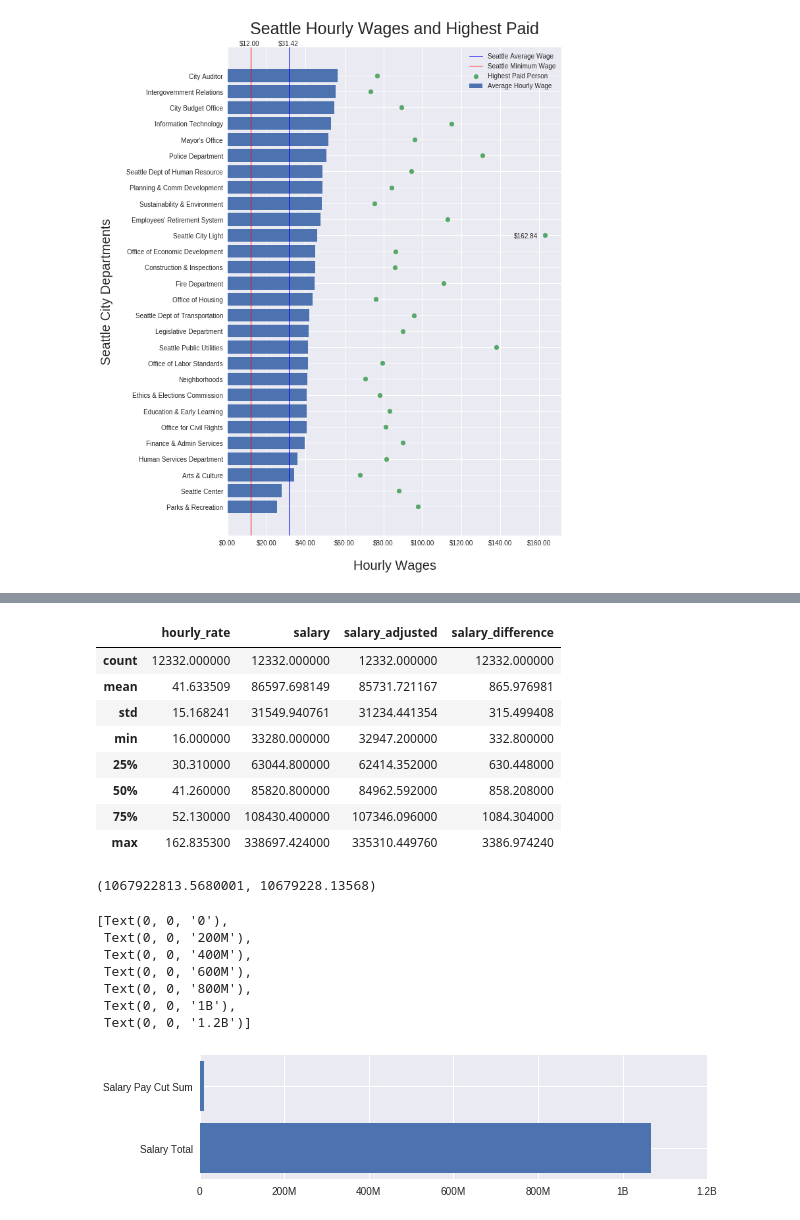
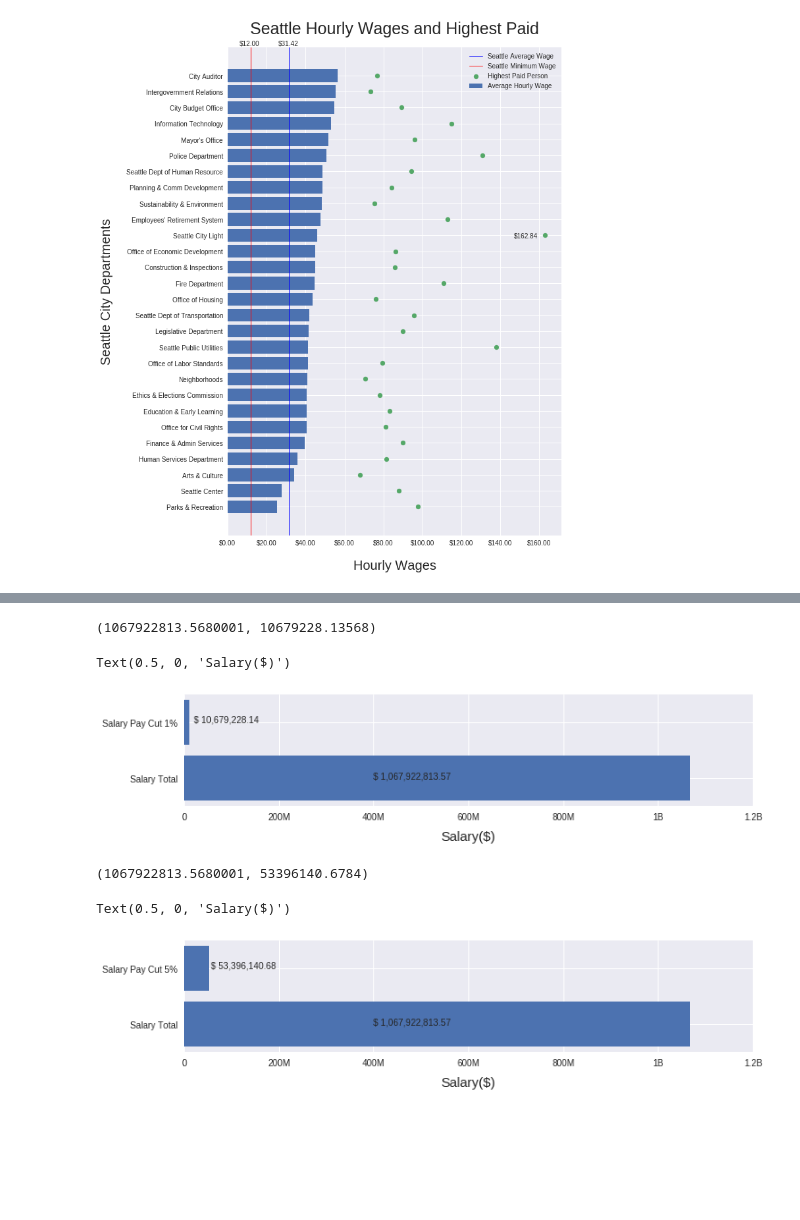
Before and after one commit to ChanceDurr/MyUberEats, a Jupyter notebook: seattlehourlywage.ipynb, the cells around one changed output, grey strips where cells are left out. Drawn from its saved outputs; the diff is of its cells as text; code cells hidden in the pictures; blank space fills up the shorter version.

```diff
--- a/seattlehourlywage.ipynb
+++ b/seattlehourlywage.ipynb
@@ -185,36 +176,54 @@ Name: department, dtype: int64
-# %%
-df.describe()
-# %% [output]
-|  | hourly_rate | salary | salary_adjusted | salary_difference |
-| count | 12332.000000 | 12332.000000 | 12332.000000 | 12332.000000 |
-| mean | 41.633509 | 86597.698149 | 85731.721167 | 865.976981 |
-| std | 15.168241 | 31549.940761 | 31234.441354 | 315.499408 |
-| min | 16.000000 | 33280.000000 | 32947.200000 | 332.800000 |
-| 25% | 30.310000 | 63044.800000 | 62414.352000 | 630.448000 |
-| 50% | 41.260000 | 85820.800000 | 84962.592000 | 858.208000 |
-| 75% | 52.130000 | 108430.400000 | 107346.096000 | 1084.304000 |
-| max | 162.835300 | 338697.424000 | 335310.449760 | 3386.974240 |
+# %%
+# Create salary and salary diff sum variables for plotting
+sal_sum = df['salary'].sum()
+sal_dif_sum = df['salary_difference'].sum()
+sal_sum, sal_dif_sum
+# %% [output]
+(1067922813.5680001, 10679228.13568)
+# %%
+plt.style.use('seaborn')
+fig = plt.figure(figsize=(25, 5))
+ax = fig.add_subplot(221)
+
+# Add bar plot
+ax.barh(['Salary Total', 'Salary Pay Cut 1%'], [sal_sum, sal_dif_sum]);
+# Set xticks and labe;s
+ax.set_xticks([0, 200000000, 400000000, 600000000, 800000000, 1000000000, 1200000000])
+ax.set_xticklabels(['0', '200M', '400M', '600M', '800M', '1B', '1.2B'])
+
+# Add text for value of bars
+ax.text(20000000, 1, s='$ 10,679,228.14')
+ax.text(400000000, 0, s='$ 1,067,922,813.57')
+
+# Set the xlabel
+ax.set_xlabel('Salary($)', fontsize=15, labelpad=10)
+# %% [output]
+Text(0.5, 0, 'Salary($)')
+[figure, added]
+# %%
+# Change salary adjusted for taking 5% of salary
+df['salary_adjusted'] = df['salary'] - (df['salary'] * 0.05)
+
+# Find the difference in the salaries
+df['salary_difference'] = df['salary'] - df['salary_adjusted']
 # %%
 sal_sum = df['salary'].sum()
 sal_dif_sum = df['salary_difference'].sum()
 sal_sum, sal_dif_sum
 # %% [output]
-(1067922813.5680001, 10679228.13568)
+(1067922813.5680001, 53396140.6784)
 # %%
 plt.style.use('seaborn')
-fig = plt.figure(figsize=(20, 5))
+fig = plt.figure(figsize=(25, 5))
 ax = fig.add_subplot(221)
 
 # Add bar plot
-ax.barh(['Salary Total', 'Salary Pay Cut Sum'], [sal_sum, sal_dif_sum]);
+ax.barh(['Salary Total', 'Salary Pay Cut 5%'], [sal_sum, sal_dif_sum]);
 ax.set_xticks([0, 200000000, 400000000, 600000000, 800000000, 1000000000, 1200000000])
 ax.set_xticklabels(['0', '200M', '400M', '600M', '800M', '1B', '1.2B'])
+ax.text(56000000, 1, s='$ 53,396,140.68')
+ax.text(400000000, 0, s='$ 1,067,922,813.57')
+ax.set_xlabel('Salary($)', fontsize=15, labelpad=10)
 # %% [output]
-[Text(0, 0, '0'),
- Text(0, 0, '200M'),
- Text(0, 0, '400M'),
- Text(0, 0, '600M'),
- Text(0, 0, '800M'),
- Text(0, 0, '1B'),
- Text(0, 0, '1.2B')]
+Text(0.5, 0, 'Salary($)')
-[figure, old version]
+[figure, new version]
```
Also changed, not shown: parts of 11 cells of this notebook.
